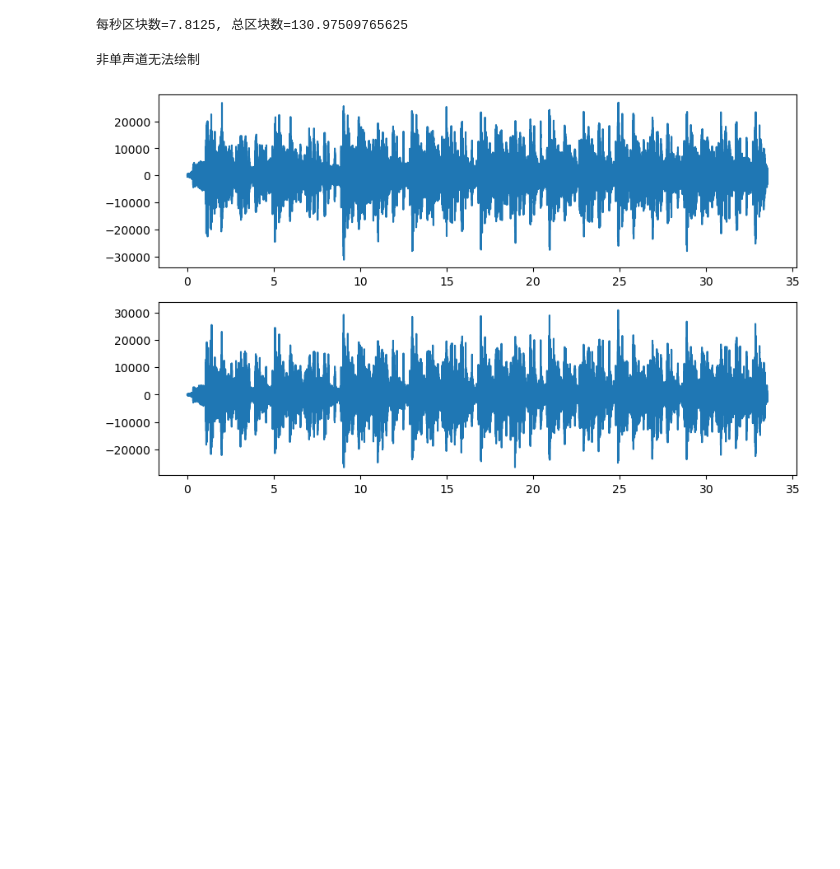
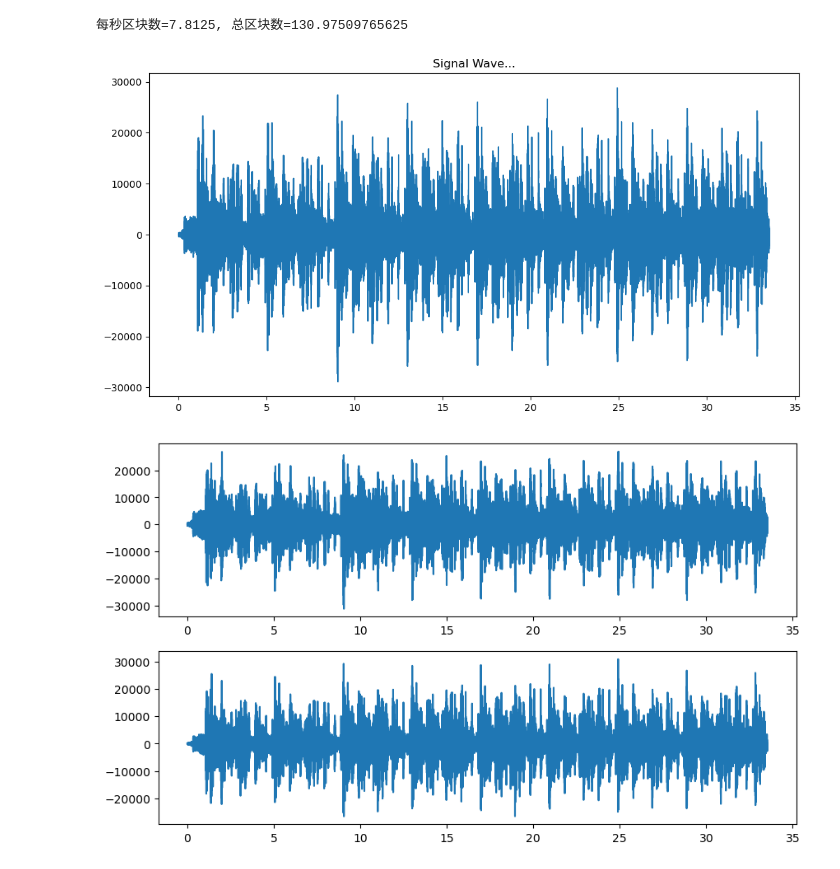
Before and after one commit to OnlyWell/d2l_tensorflow, a Jupyter notebook: book_charter/asr/voice.ipynb, the cells around one changed output. Cells and saved outputs as stored; diff of their text form; code cells hidden in the pictures; blank space fills up the shorter version.

```diff
--- a/book_charter/asr/voice.ipynb
+++ b/book_charter/asr/voice.ipynb
@@ -98,35 +98,35 @@ import numpy as np
 import wave
 import sys
 import matplotlib.pyplot as plt
 
 # 读取绘制单声道WAV文件
 def DrawWavFile_mono(filename):
     # 打开音频文件对象
     f = wave.open(filename, 'rb')
 
     # 读取帧数据
     signal = f.readframes(-1)
     signal = np.frombuffer(signal, np.int16)  # Replace np.fromstring with np.frombuffer
 
     fs = f.getframerate()
 
     # 计算音频时长及绘制
     if f.getnchannels() == 1:
         Time = np.linspace(0, len(signal) / fs, num=len(signal))
 
         # 绘图
         plt.figure(figsize=(12, 6))
         plt.title("Signal Wave...")
         plt.plot(Time, signal)
         plt.show()
     else:
         print("非单声道无法绘制")
 
 # 测试
-wav_file = "../../sample-files/SAMPLE AUDIO FILES/WAV_1MG.wav"
+wav_file = "../../sample-files/SAMPLE AUDIO FILES/down.wav"
 DrawWavFile_mono(wav_file)
 # %% [output]
-非单声道无法绘制
+[figure, added]
 # %%
 '''
     多声道绘制波形函数
```
Also changed, not shown: parts of 2 cells of this notebook.
